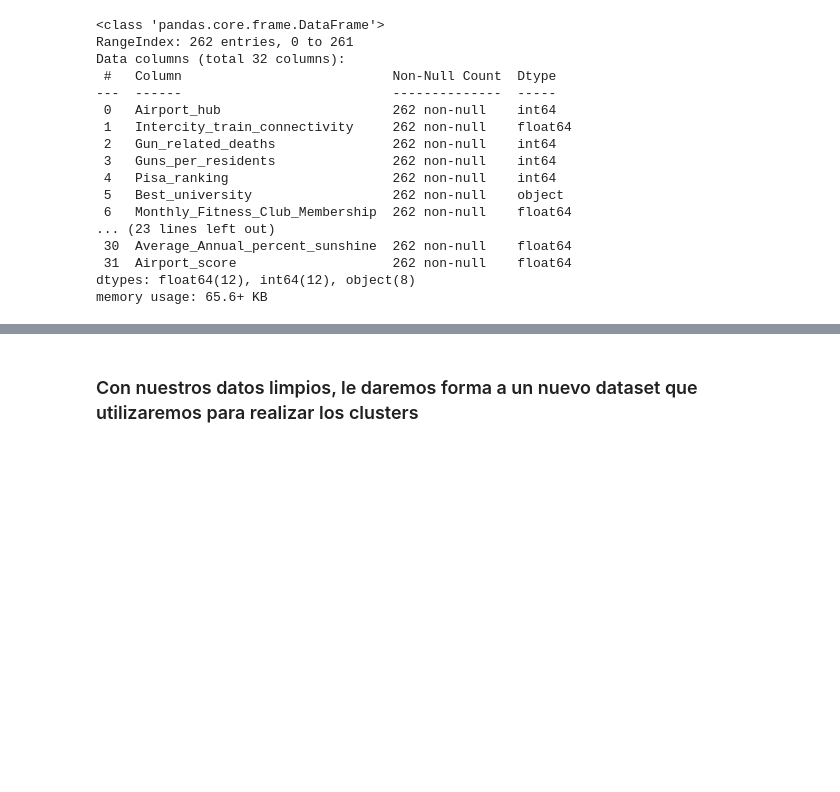
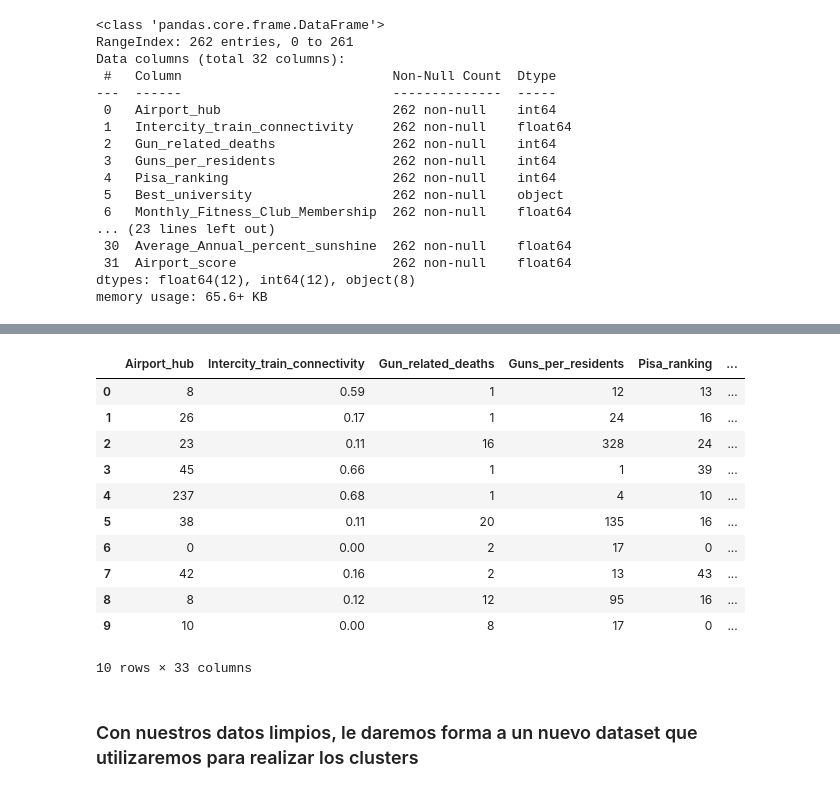
Before and after one commit to daniela-arias/Choose-to-live-better, a Jupyter notebook: Notebooks/Cleaning_dataset_for_user.ipynb, the cells around one changed output, grey strips where cells are left out. Saved outputs shown, nothing was run; the diff lists cells and outputs as text; code cells hidden in the pictures; blank space fills up the shorter version.

```diff
--- a/Notebooks/Cleaning_dataset_for_user.ipynb
+++ b/Notebooks/Cleaning_dataset_for_user.ipynb
@@ -459,0 +480,18 @@ copia.to_csv("../Data/copia_de_prueba.csv")
+# %%
+def get_coordenadas(city):
+    """
+    Esta función saca las coordenadas de la ciudad que le pases.
+    Args: una ciudad (string).
+    Return: Las coordeandas de la ciudad que le paso como argumento (latitud y longitud).
+    """
+    geolocator = Nominatim(user_agent="Dani")
+    location = geolocator.geocode(query=city, exactly_one=True)
+
+    return location[1]
+# %%
+copia['Coordenadas'] = copia['Cities'].apply(get_coordenadas)
+# %%
+def hacer_lista(resp):
+    return list(resp)
+# %%
+copia['Coordenadas'] = copia['Coordenadas'].apply(hacer_lista)
@@ -460,3 +535,18 @@ copia.to_csv("../Data/copia_de_prueba.csv")
+# %%
+copia.head(10)
+# %% [output]
+|  | Airport_hub | Intercity_train_connectivity | Gun_related_deaths | Guns_per_residents | Pisa_ranking | ... |
+| 0 | 8 | 0.59 | 1 | 12 | 13 | ... |
+| 1 | 26 | 0.17 | 1 | 24 | 16 | ... |
+| 2 | 23 | 0.11 | 16 | 328 | 24 | ... |
+| 3 | 45 | 0.66 | 1 | 1 | 39 | ... |
+| 4 | 237 | 0.68 | 1 | 4 | 10 | ... |
+| 5 | 38 | 0.11 | 20 | 135 | 16 | ... |
+| 6 | 0 | 0.00 | 2 | 17 | 0 | ... |
+| 7 | 42 | 0.16 | 2 | 13 | 43 | ... |
+| 8 | 8 | 0.12 | 12 | 95 | 16 | ... |
+| 9 | 10 | 0.00 | 8 | 17 | 0 | ... |
+10 rows × 33 columns
 # %% [markdown]
 ### Con nuestros datos limpios, le daremos forma a un nuevo dataset que utilizaremos para realizar los clusters
 # %%
```
Also changed, not shown: parts of 12 cells of this notebook, 9 other files.
